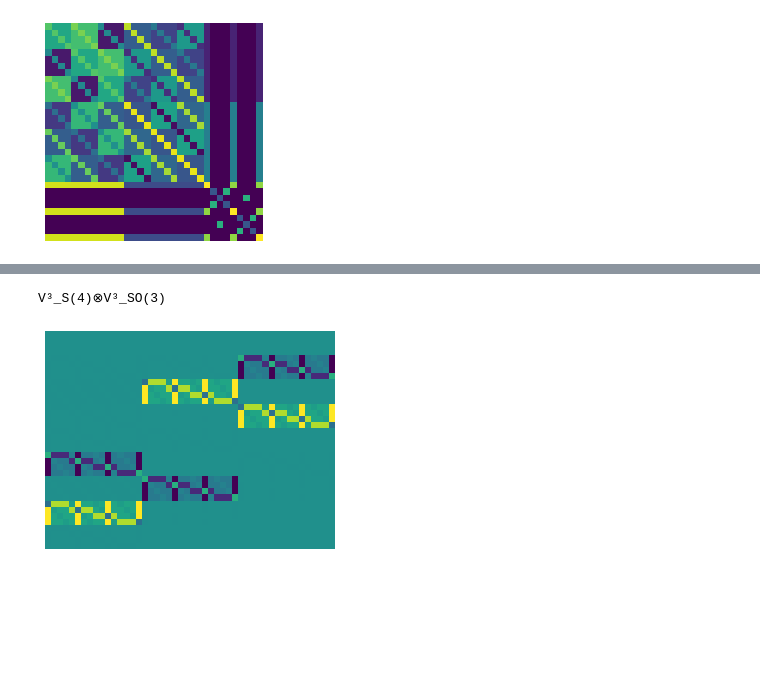
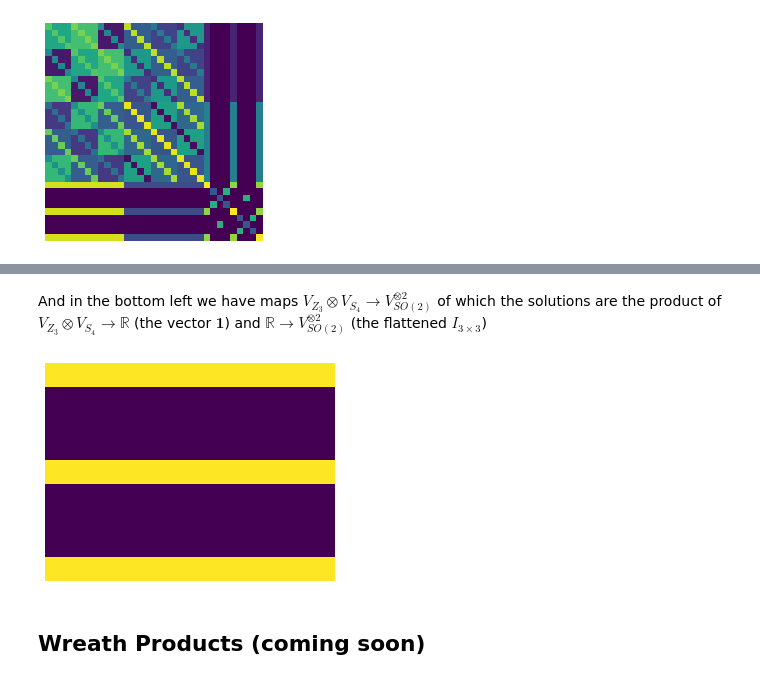
Before and after one commit to mfinzi/equivariant-MLP, a Jupyter notebook: docs/notebooks/colabs/5mixed_tensors.ipynb, the cells around one changed output, grey strips where cells are left out. Saved outputs shown, nothing was run; the diff lists cells and outputs as text; code cells hidden in the pictures; blank space fills up the shorter version.

```diff
--- a/docs/notebooks/colabs/5mixed_tensors.ipynb
+++ b/docs/notebooks/colabs/5mixed_tensors.ipynb
@@ -22,10 +43,8 @@ vis(rep,rep)
+# %% [markdown]
+And in the bottom left we have maps $V_{Z_3}\otimes V_{S_4} \rightarrow V_{SO(2)}^{\otimes 2}$ of which the solutions are the product of $V_{Z_3}\otimes V_{S_4} \rightarrow \mathbb{R}$ (the vector $\mathbf{1}$) and $\mathbb{R} \rightarrow V_{SO(2)}^{\otimes 2}$ (the flattened $I_{3\times 3}$)
 # %%
-repin,repout = T(1)(SO(3))*T(2)(S(4)),T(2)(SO(3))*T(1)(S(4))
+vis(V(Z(3))*V(S(4)),T(2)(SO(3)),False)
+# %% [output]
+[figure, added]
-# %%
-(repin>>repout)
-# %% [output]
-V³_S(4)⊗V³_SO(3)
-# %%
-vis(repin,repout,cluster=False)
-# %% [output]
-[figure, removed]
+# %% [markdown]
+## Wreath Products (coming soon)
```
Also changed, not shown: parts of 11 cells of this notebook, 11 other files.
